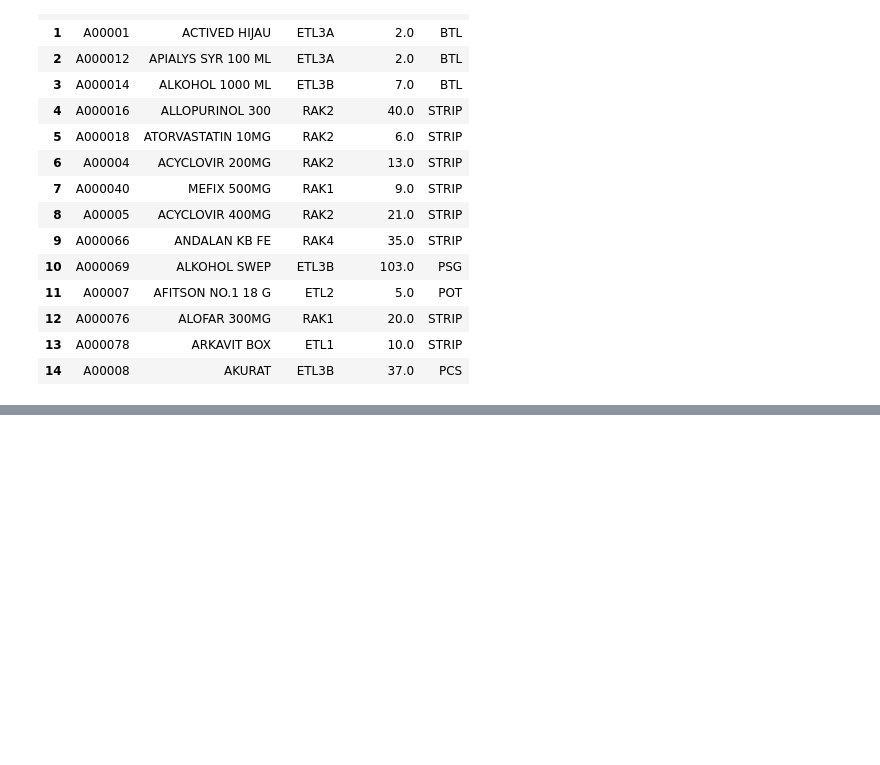
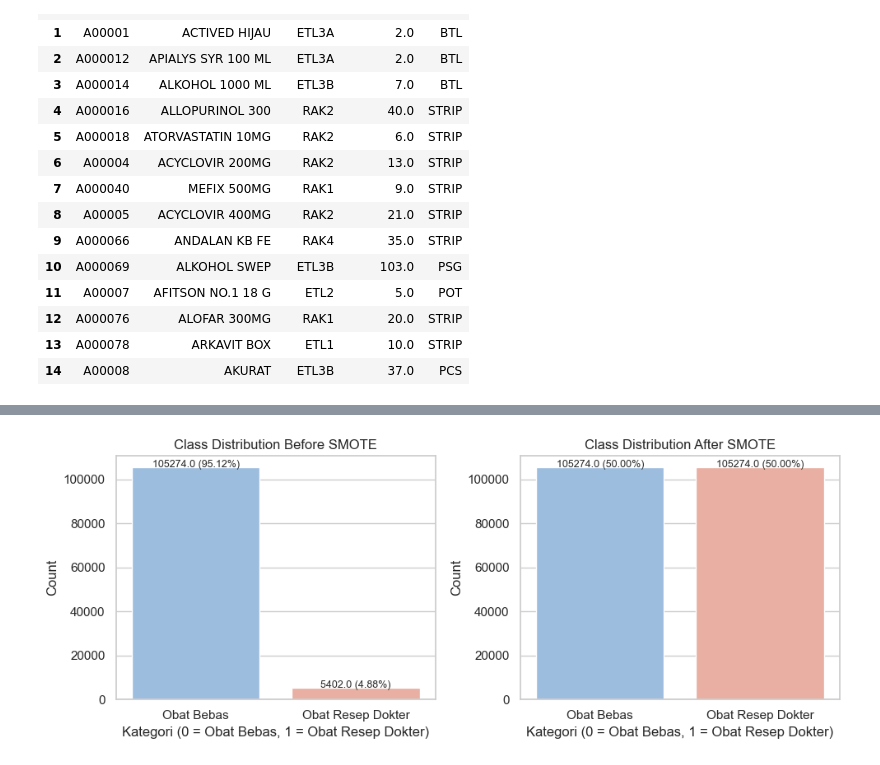
Before and after one commit to Zahran812/UTS_Data_Mining, a Jupyter notebook: Imbalanced.ipynb, the cells around one changed output, grey strips where cells are left out. Saved outputs shown, nothing was run; the diff lists cells and outputs as text; code cells hidden in the pictures; blank space fills up the shorter version.

```diff
--- a/Imbalanced.ipynb
+++ b/Imbalanced.ipynb
@@ -332,0 +341,80 @@ Rasio kelas tertinggi terhadap terendah: 1.00:1
+# %%
+# ==============================================================
+# ⚖️ RESAMPLING DATA MENGGUNAKAN SMOTE + VISUALISASI
+# ==============================================================
+
+from imblearn.over_sampling import SMOTE
+from sklearn.model_selection import train_test_split
+from sklearn.preprocessing import LabelEncoder
+import seaborn as sns
+import matplotlib.pyplot as plt
+import pandas as pd
+
+# 1️⃣ Pisahkan fitur dan target
+X = df_merged.drop(columns=["kategori"])
+y = df_merged["kategori"]
+
+# 2️⃣ Label encoding untuk kolom kategorikal (agar bisa diproses oleh SMOTE)
+for col in X.columns:
+    if X[col].dtype == "object":
+        X[col] = LabelEncoder().fit_transform(X[col].astype(str))
+
+# 3️⃣ Split data
+X_train, X_test, y_train, y_test = train_test_split(
+    X, y, test_size=0.2, stratify=y, random_state=42
+)
+
+# 4️⃣ SMOTE
+smote = SMOTE(random_state=42)
+X_res, y_res = smote.fit_resample(X_train, y_train)
+
+# ==============================================================
+# 📊 Visualisasi Distribusi Kelas Sebelum & Sesudah SMOTE
+# ==============================================================
+
+plt.figure(figsize=(10, 4))
+
+# Sebelum SMOTE
+plt.subplot(1, 2, 1)
+ax1 = sns.countplot(x=y_train, hue=y_train, palette=["#92BCEA", "#F4A896"], legend=False)
+total1 = len(y_train)
+for p in ax1.patches:
+    height = p.get_height()
+    percentage = 100 * height / total1
+    ax1.text(p.get_x() + p.get_width()/2., height + 5,
+             f'{height} ({percentage:.2f}%)',
+             ha="center", fontsize=9)
+plt.title("Class Distribution Before SMOTE")
+plt.xlabel("Kategori (0 = Obat Bebas, 1 = Obat Resep Dokter)")
+plt.ylabel("Count")
+
+# Sesudah SMOTE
+plt.subplot(1, 2, 2)
+ax2 = sns.countplot(x=y_res, hue=y_res, palette=["#92BCEA", "#F4A896"], legend=False)
+total2 = len(y_res)
+for p in ax2.patches:
+    height = p.get_height()
+    percentage = 100 * height / total2
+    ax2.text(p.get_x() + p.get_width()/2., height + 5,
+             f'{height} ({percentage:.2f}%)',
+             ha="center", fontsize=9)
+plt.title("Class Distribution After SMOTE")
+plt.xlabel("Kategori (0 = Obat Bebas, 1 = Obat Resep Dokter)")
+plt.ylabel("Count")
+
+plt.tight_layout()
+plt.show()
+
+# ==============================================================
+# 🧾 Statistik Ringkas
+# ==============================================================
+
+before_stats = y_train.value_counts(normalize=True) * 100
+after_stats = y_res.value_counts(normalize=True) * 100
+
+print("=== Distribusi Sebelum SMOTE ===")
+print(before_stats.round(2))
+print("\n=== Distribusi Sesudah SMOTE ===")
+print(after_stats.round(2))
+# %% [output]
+[figure, added]
```
Also changed, not shown: parts of 10 cells of this notebook.
